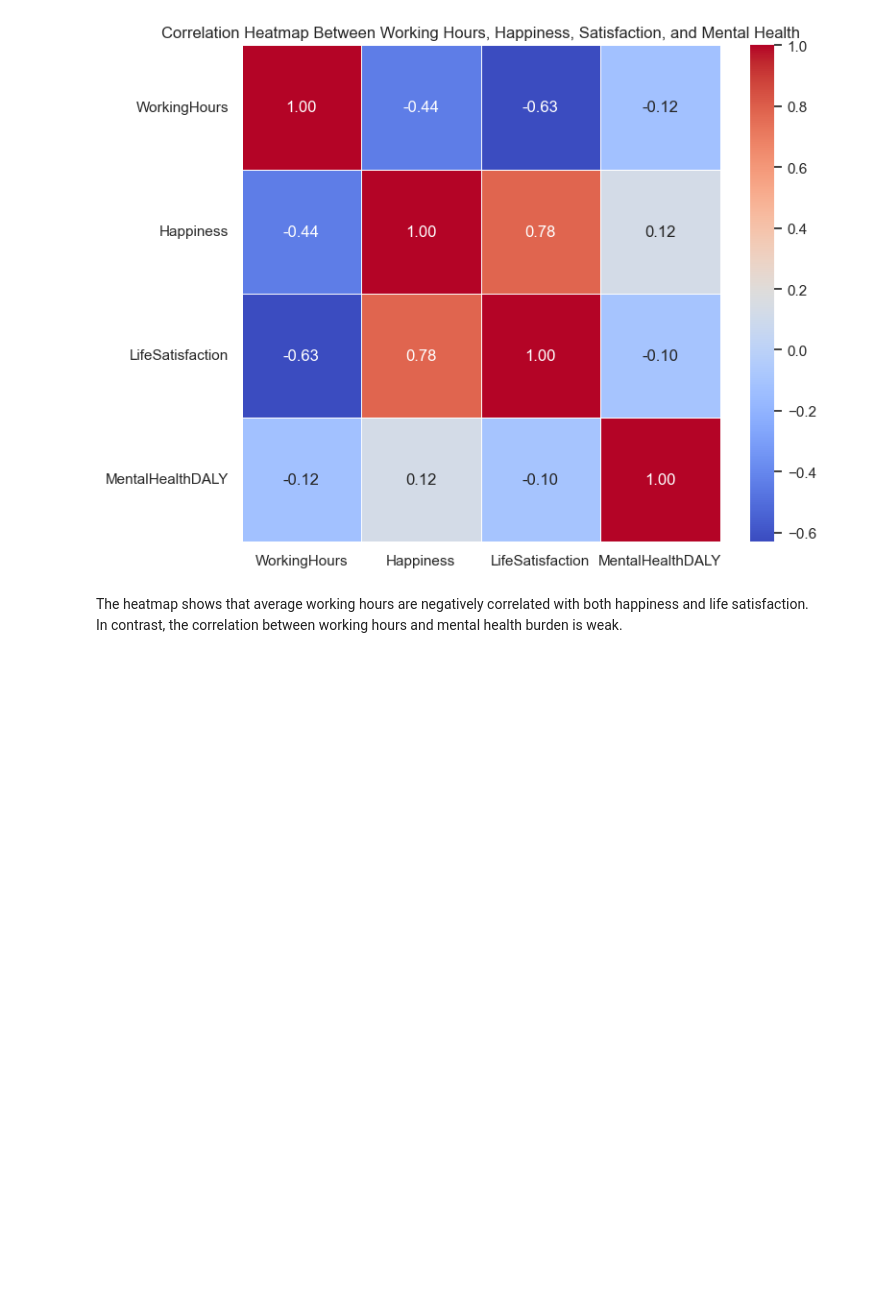
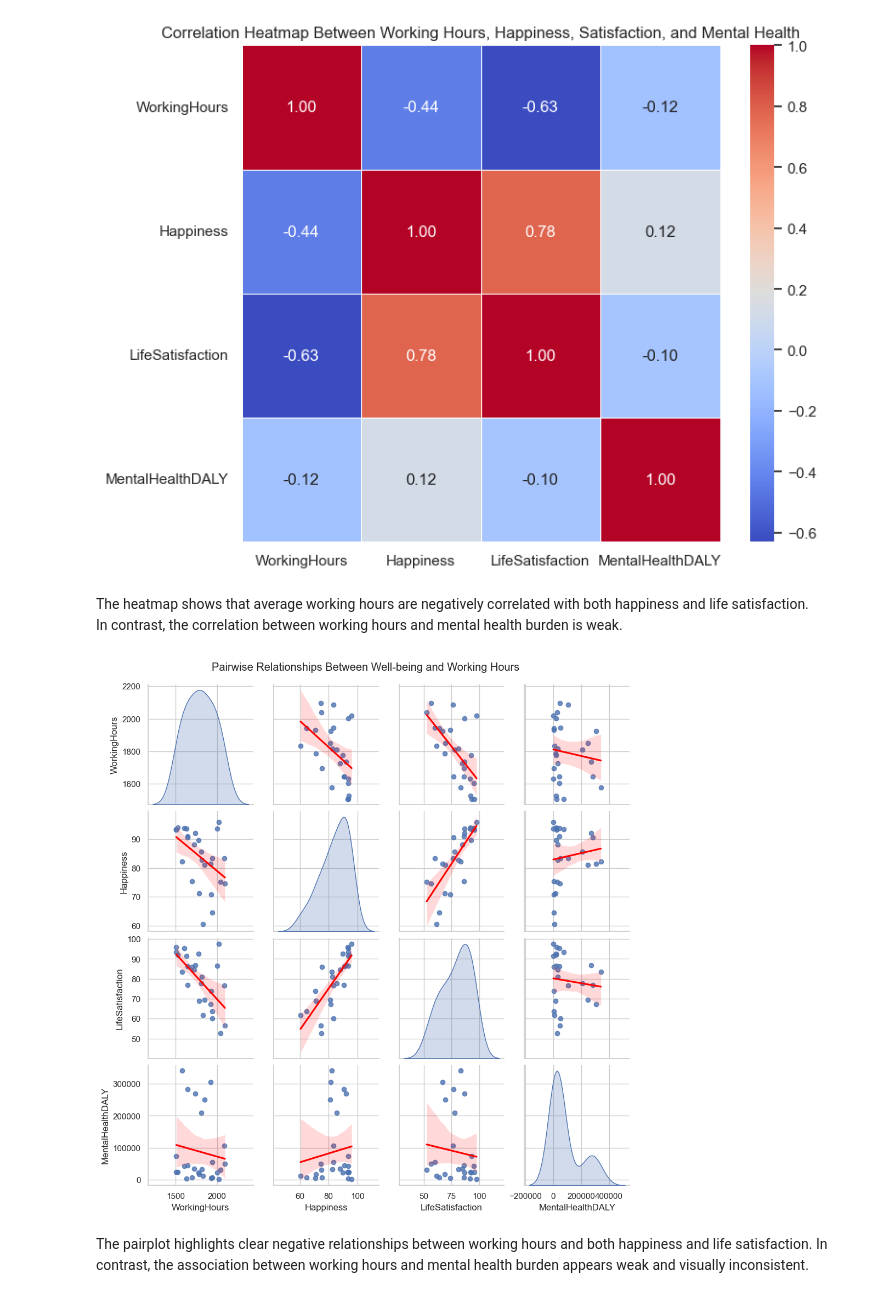
Before and after one commit to burcuekmekci/DSA210-Term-Project-Spring2025, a Jupyter notebook: termproject.ipynb, the cells around one changed output. Drawn from its saved outputs; the diff is of its cells as text; code cells hidden in the pictures; blank space fills up the shorter version.

Commit message:
added pairplot to display all variable relationships in one view

```diff
--- a/termproject.ipynb
+++ b/termproject.ipynb
@@ -502,3 +502,14 @@ plt.show()
 # %% [markdown]
 The heatmap shows that average working hours are negatively correlated with both happiness and life satisfaction.
 In contrast, the correlation between working hours and mental health burden is weak.
+# %%
+numeric_cols = ["WorkingHours", "Happiness", "LifeSatisfaction", "MentalHealthDALY"]
+
+# Pairplot
+sns.pairplot(df_all[numeric_cols], kind="reg", diag_kind="kde", plot_kws={"line_kws": {"color": "red"}})
+plt.suptitle("Pairwise Relationships Between Well-being and Working Hours", y=1.02)
+plt.show()
+# %% [output]
+[figure, added]
+# %% [markdown]
+The pairplot highlights clear negative relationships between working hours and both happiness and life satisfaction. In contrast, the association between working hours and mental health burden appears weak and visually inconsistent.
```
